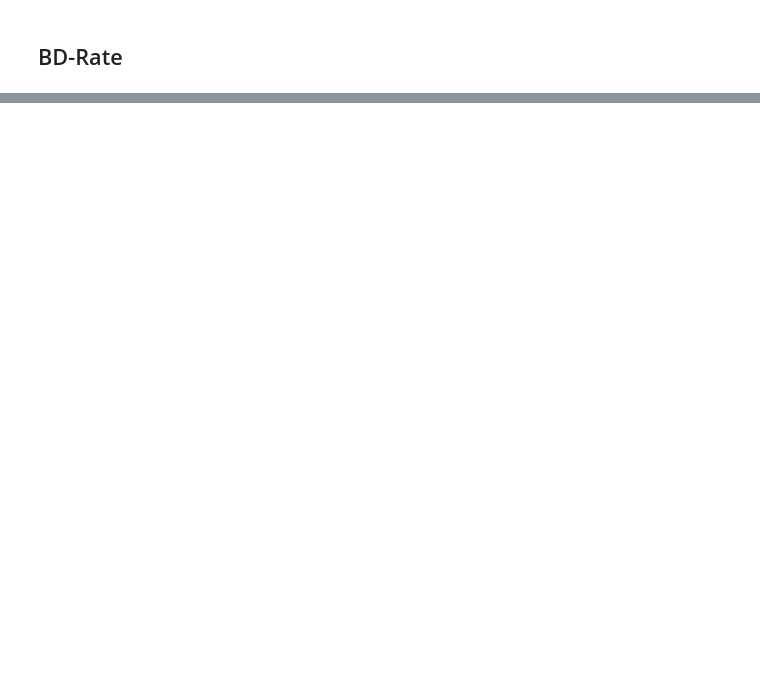
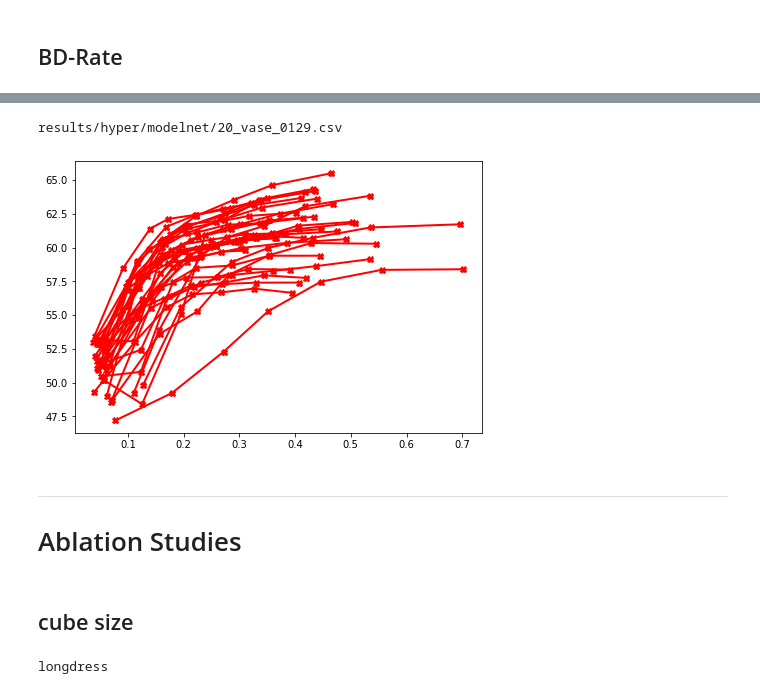
Before and after one commit to NJUVISION/PCGCv1, a Jupyter notebook: results.ipynb, the cells around one changed output, grey strips where cells are left out. Saved outputs shown, nothing was run; the diff lists cells and outputs as text; code cells hidden in the pictures; blank space fills up the shorter version.

Commit message:
cfg&ablation studies

```diff
--- a/results.ipynb
+++ b/results.ipynb
@@ -347,0 +239,6 @@ trisoup -62.69438149240037
+# %%
+vpcc_csvs = sorted(glob.glob('results/VPCC/*vox'+str(vox)+'*.csv'))
+gpcc_octree_csvs = sorted(glob.glob('results/GPCC/octree/*vox'+str(vox)+'*.csv'))
+gpcc_trisoup_csvs = sorted(glob.glob('results/GPCC/trisoup/*vox'+str(vox)+'*.csv'))
+pcl_csvs = sorted(glob.glob('results/PCL/*vox'+str(vox)+'*.csv'))
+learnedpcgc_csvs = sorted(glob.glob('results/hyper/*vox'+str(vox)+'*.csv'))
@@ -347,0 +259,14 @@ trisoup -62.69438149240037
+# %%
+flag = 'd1'
+# flag = 'd2'
+
+if flag == 'd1':
+    postfix = '_d1'
+    metric = 'mseF,PSNR (p2point)'
+    metric1 =  'optimal D1 PSNR'
+    ylabel = "D1 PSNR (dB)"
+elif flag == 'd2':
+    postfix = '_d2'
+    metric = 'mseF,PSNR (p2plane)'
+    metric1 =  'optimal D2 PSNR'
+    ylabel = "D2 PSNR (dB)"
@@ -347,0 +517,12 @@ trisoup -62.69438149240037
+# %%
+fig, ax = plt.subplots(figsize=(7.3,5))
+
+for csv in pcl_csvs:
+    df = pd.read_csv(csv)
+    A= plt.plot(df['bpp'], df[metric],
+                label = "",color ="red",linewidth=2, marker='X')
+    if df[metric][0]<48:
+        print(csv)
+# %% [output]
+results/hyper/modelnet/20_vase_0129.csv
+[figure, added]
@@ -347,0 +544,5 @@ trisoup -62.69438149240037
+# %% [markdown]
+---
+# Ablation Studies
+# %% [markdown]
+## cube size
@@ -347,0 +576,5 @@ trisoup -62.69438149240037
+# %%
+dataname = os.path.split(size64_results_set[idx])[-1].split('.')[0].split('_')[0]
+print(dataname)
+# %% [output]
+longdress
```
Also changed, not shown: parts of 116 cells of this notebook, 19 other files.
